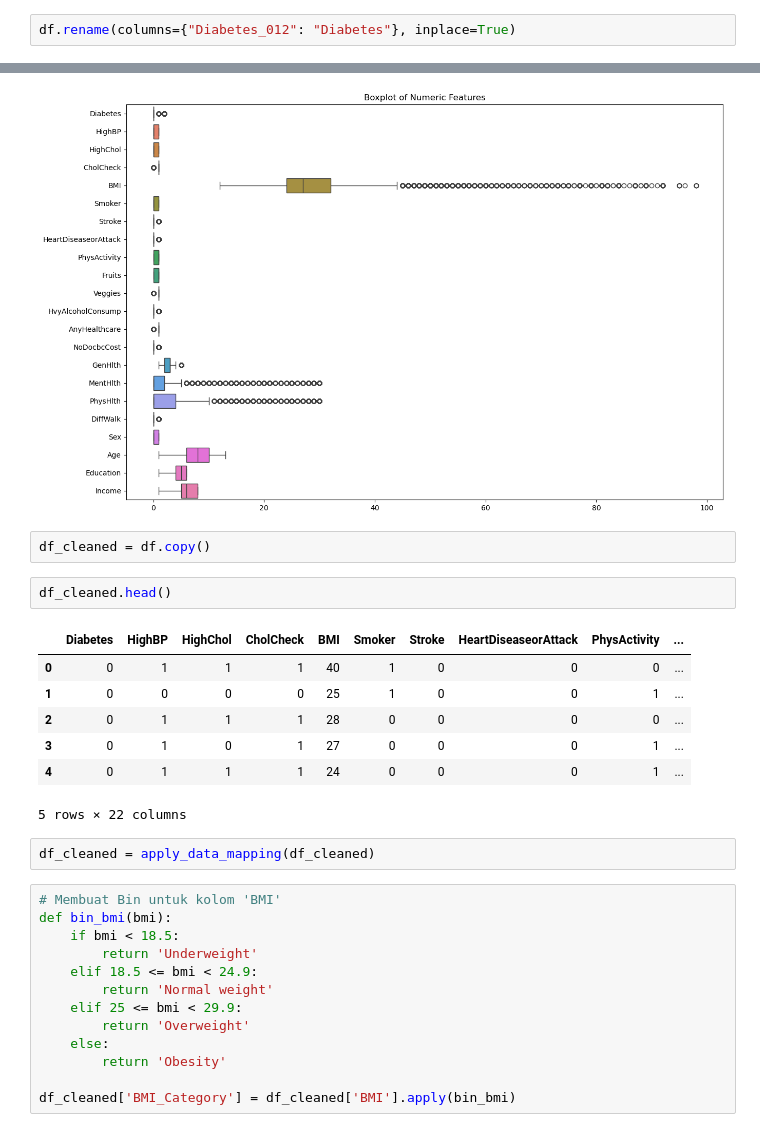
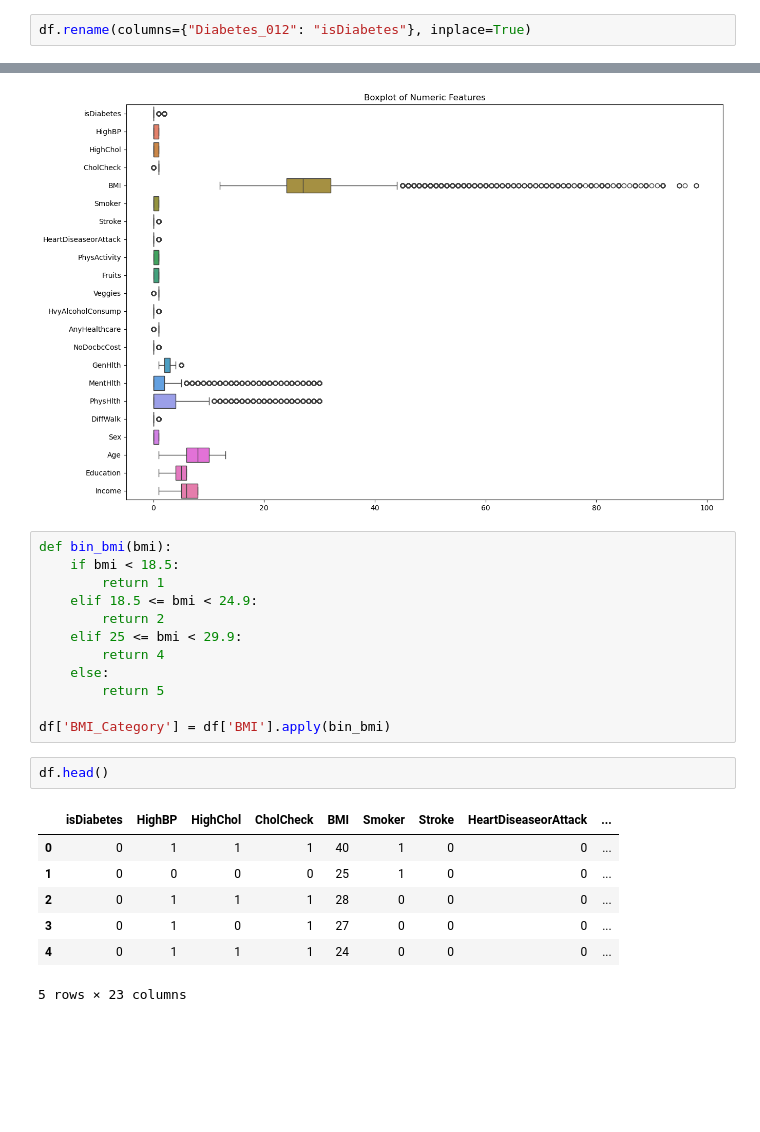
Before and after one commit to Martinexe4/Eksperimen_SML_Martin_Ompusunggu, a Jupyter notebook: preprocessing/Eksperimen_Martin_Ompusunggu.ipynb, the cells around one changed output, grey strips where cells are left out. Drawn from its saved outputs; the diff is of its cells as text; blank space fills up the shorter version.

```diff
--- a/preprocessing/Eksperimen_Martin_Ompusunggu.ipynb
+++ b/preprocessing/Eksperimen_Martin_Ompusunggu.ipynb
@@ -149,4 +164,4 @@ df["Age"] = df["Age"].astype(int)
 df["Education"] = df["Education"].astype(int)
 df["Income"] =df["Income"].astype(int)
 # %%
-df.rename(columns={"Diabetes_012": "Diabetes"}, inplace=True)
+df.rename(columns={"Diabetes_012": "isDiabetes"}, inplace=True)
@@ -371,30 +398,25 @@ plt.title('Boxplot of Numeric Features')
 plt.show()
 # %% [output]
 [figure]
-# %%
-df_cleaned = df.copy()
+# %%
+def bin_bmi(bmi):
+    if bmi < 18.5:
+        return 1
+    elif 18.5 <= bmi < 24.9:
+        return 2
+    elif 25 <= bmi < 29.9:
+        return 4
+    else:
+        return 5
+
+df['BMI_Category'] = df['BMI'].apply(bin_bmi)
 # %%
-df_cleaned.head()
+df.head()
 # %% [output]
-|  | Diabetes | HighBP | HighChol | CholCheck | BMI | Smoker | Stroke | HeartDiseaseorAttack | PhysActivity | ... |
-| 0 | 0 | 1 | 1 | 1 | 40 | 1 | 0 | 0 | 0 | ... |
-| 1 | 0 | 0 | 0 | 0 | 25 | 1 | 0 | 0 | 1 | ... |
-| 2 | 0 | 1 | 1 | 1 | 28 | 0 | 0 | 0 | 0 | ... |
-| 3 | 0 | 1 | 0 | 1 | 27 | 0 | 0 | 0 | 1 | ... |
-| 4 | 0 | 1 | 1 | 1 | 24 | 0 | 0 | 0 | 1 | ... |
+|  | isDiabetes | HighBP | HighChol | CholCheck | BMI | Smoker | Stroke | HeartDiseaseorAttack | ... |
+| 0 | 0 | 1 | 1 | 1 | 40 | 1 | 0 | 0 | ... |
+| 1 | 0 | 0 | 0 | 0 | 25 | 1 | 0 | 0 | ... |
+| 2 | 0 | 1 | 1 | 1 | 28 | 0 | 0 | 0 | ... |
+| 3 | 0 | 1 | 0 | 1 | 27 | 0 | 0 | 0 | ... |
+| 4 | 0 | 1 | 1 | 1 | 24 | 0 | 0 | 0 | ... |
-5 rows × 22 columns
+5 rows × 23 columns
-# %%
-df_cleaned = apply_data_mapping(df_cleaned)
-# %%
-# Membuat Bin untuk kolom 'BMI'
-def bin_bmi(bmi):
-    if bmi < 18.5:
-        return 'Underweight'
-    elif 18.5 <= bmi < 24.9:
-        return 'Normal weight'
-    elif 25 <= bmi < 29.9:
-        return 'Overweight'
-    else:
-        return 'Obesity'
-
-df_cleaned['BMI_Category'] = df_cleaned['BMI'].apply(bin_bmi)
```
Also changed, not shown: parts of 43 cells of this notebook.
